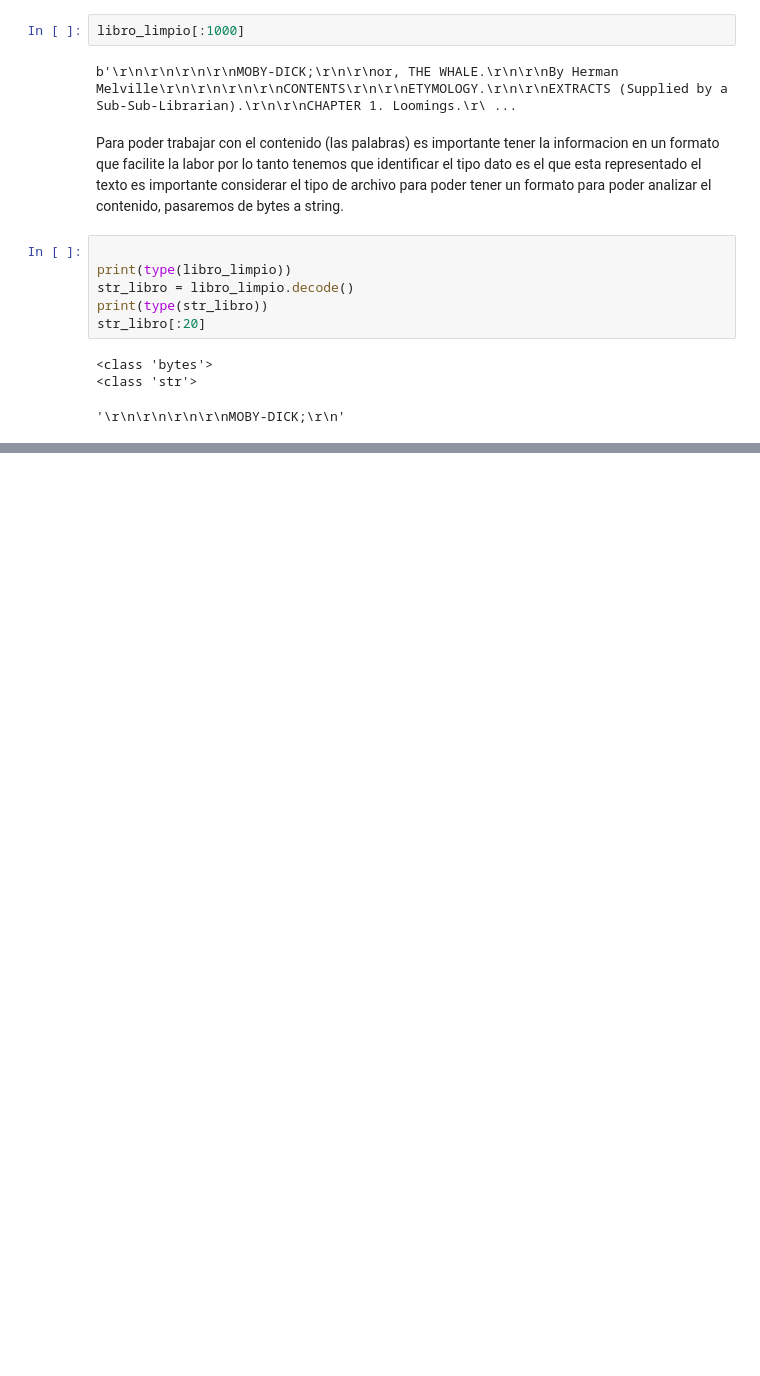
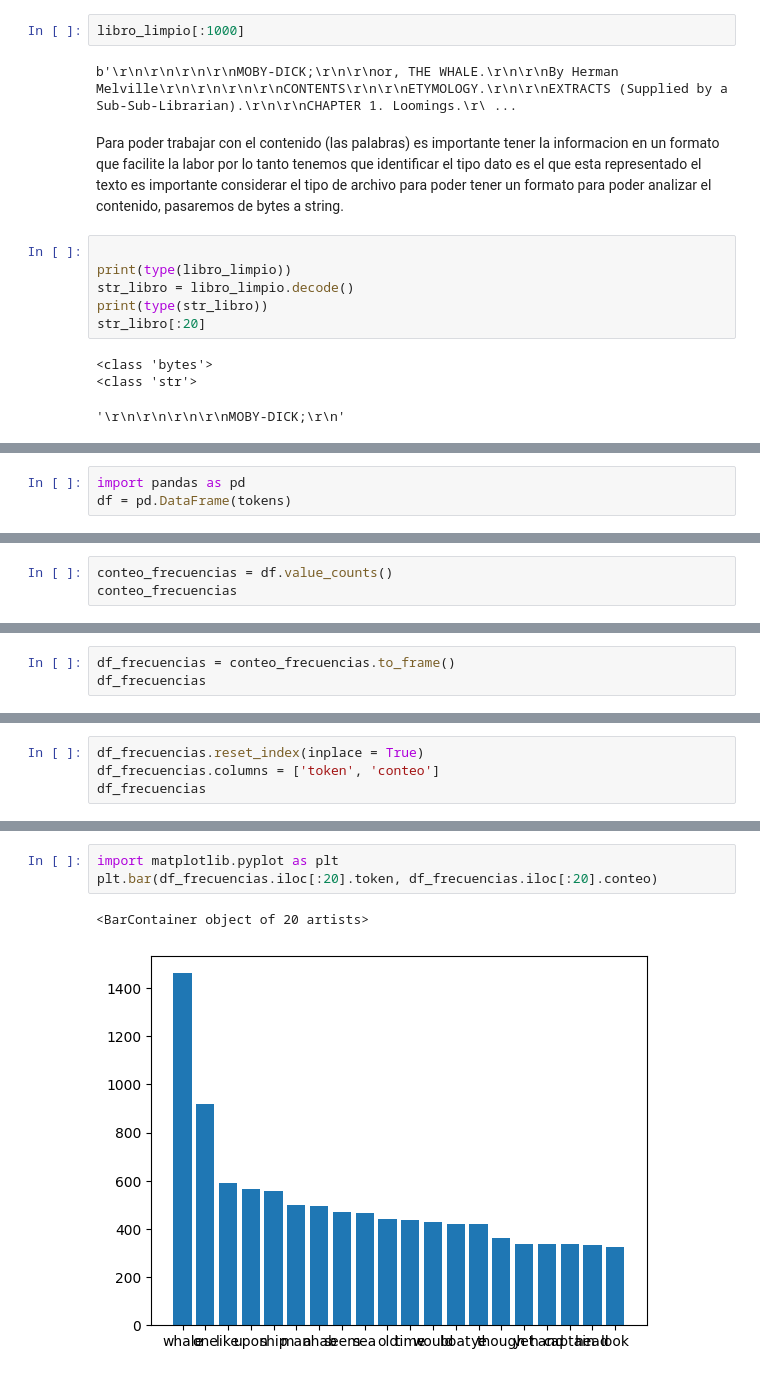
Before and after one commit to JuanJT117/Procesamiento_y_clasificacion_de_datos, a Jupyter notebook: Clases/clase1.ipynb, the cells around one changed output, grey strips where cells are left out. Saved outputs shown, nothing was run; the diff lists cells and outputs as text; blank space fills up the shorter version.

```diff
--- a/Clases/clase1.ipynb
+++ b/Clases/clase1.ipynb
@@ -237,0 +386,3 @@ True
+# %%
+import pandas as pd
+df = pd.DataFrame(tokens)
@@ -237,0 +407,3 @@ True
+# %%
+conteo_frecuencias = df.value_counts()
+conteo_frecuencias
@@ -237,0 +424,3 @@ True
+# %%
+df_frecuencias = conteo_frecuencias.to_frame()
+df_frecuencias
@@ -237,0 +442,4 @@ True
+# %%
+df_frecuencias.reset_index(inplace = True)
+df_frecuencias.columns = ['token', 'conteo']
+df_frecuencias
@@ -237,0 +476,6 @@ True
+# %%
+import matplotlib.pyplot as plt
+plt.bar(df_frecuencias.iloc[:20].token, df_frecuencias.iloc[:20].conteo)
+# %% [output]
+<BarContainer object of 20 artists>
+[figure, added]
```
Also changed, not shown: parts of 42 cells of this notebook, 1 other file.
